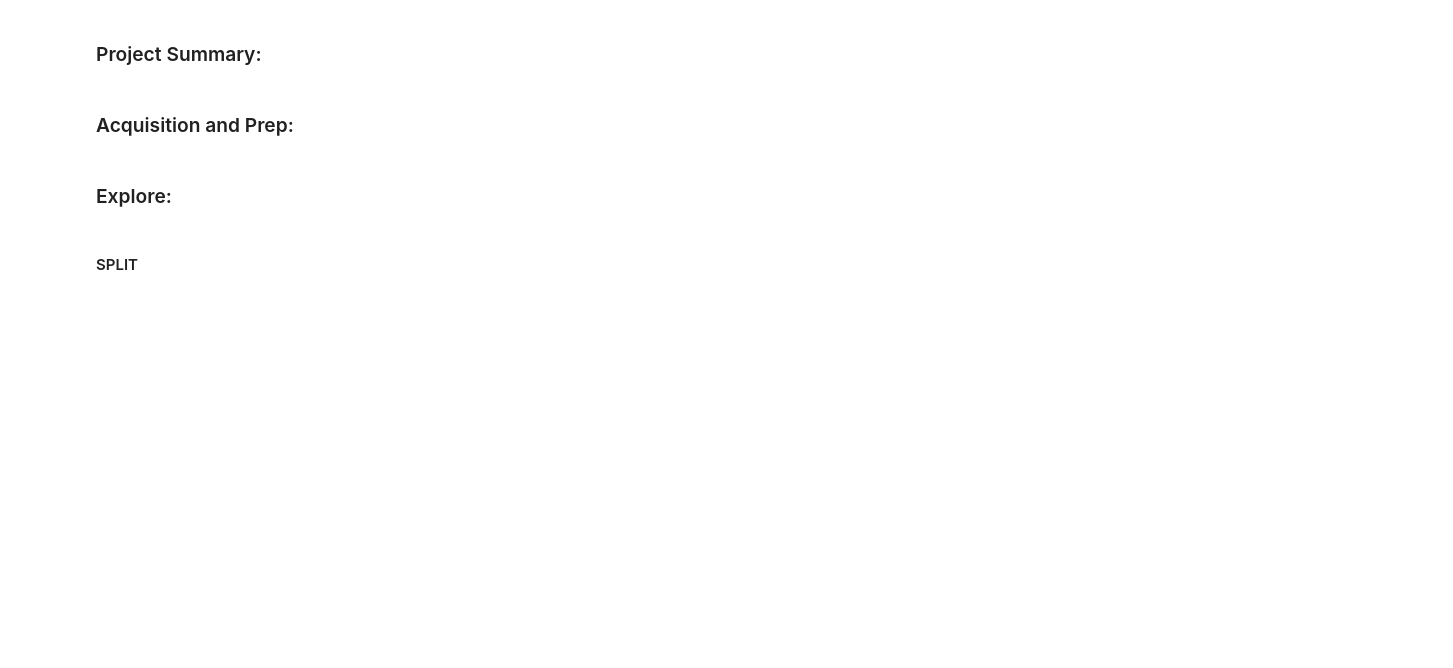
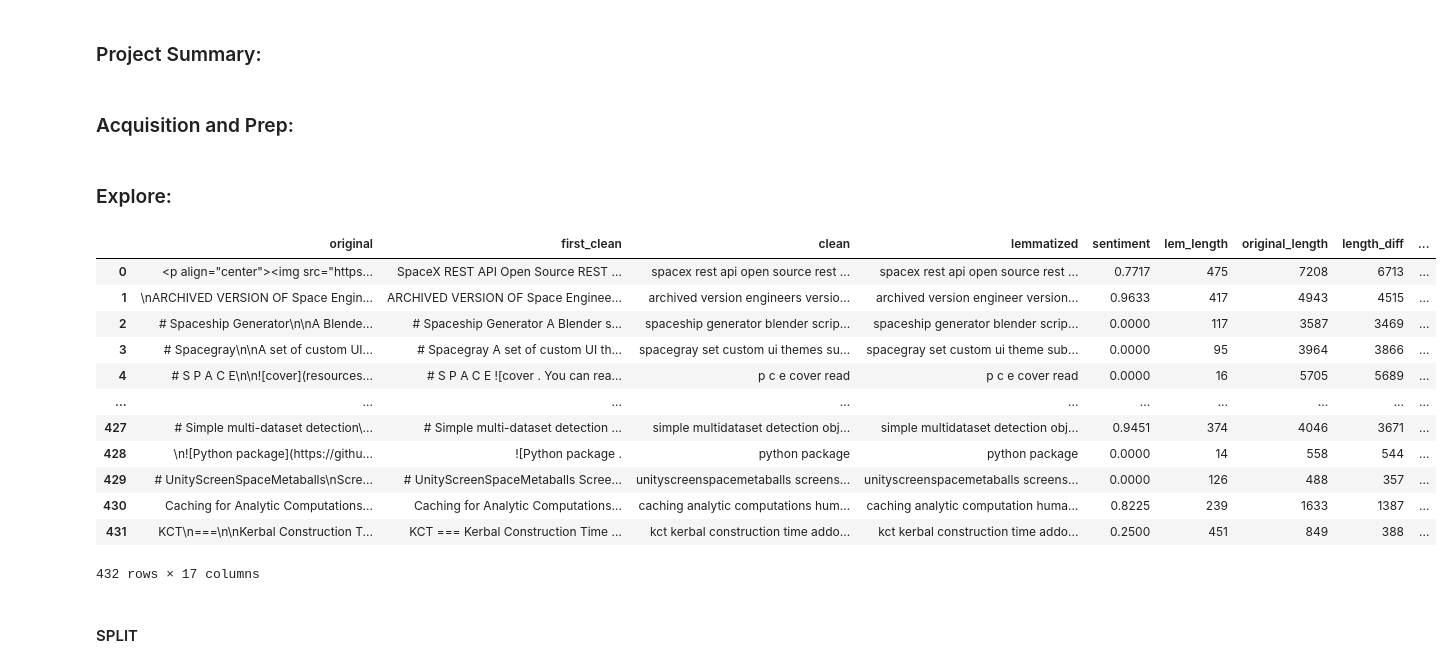
Before and after one commit to Codeup-Mirzakhani-Group1-NLP-Project/Codeup-Mirzakhani-GitHub-Scrape-NLP-Project, a Jupyter notebook: justin_docs/Justin_Explore_Final_Draft.ipynb, the cells around one changed output. Cells and saved outputs as stored; diff of their text form; code cells hidden in the pictures; blank space fills up the shorter version.

```diff
--- a/justin_docs/Justin_Explore_Final_Draft.ipynb
+++ b/justin_docs/Justin_Explore_Final_Draft.ipynb
@@ -80,0 +106,16 @@ df = pr.get_clean_df()
+# %%
+ex.df
+# %% [output]
+|  | original | first_clean | clean | lemmatized | sentiment | lem_length | original_length | length_diff | ... |
+| 0 | <p align="center"><img src="https... | SpaceX REST API Open Source REST ... | spacex rest api open source rest ... | spacex rest api open source rest ... | 0.7717 | 475 | 7208 | 6713 | ... |
+| 1 | \nARCHIVED VERSION OF Space Engin... | ARCHIVED VERSION OF Space Enginee... | archived version engineers versio... | archived version engineer version... | 0.9633 | 417 | 4943 | 4515 | ... |
+| 2 | # Spaceship Generator\n\nA Blende... | # Spaceship Generator A Blender s... | spaceship generator blender scrip... | spaceship generator blender scrip... | 0.0000 | 117 | 3587 | 3469 | ... |
+| 3 | # Spacegray\n\nA set of custom UI... | # Spacegray A set of custom UI th... | spacegray set custom ui themes su... | spacegray set custom ui theme sub... | 0.0000 | 95 | 3964 | 3866 | ... |
+| 4 | # S P A C E\n\n![cover](resources... | # S P A C E ![cover . You can rea... | p c e cover read | p c e cover read | 0.0000 | 16 | 5705 | 5689 | ... |
+| ... | ... | ... | ... | ... | ... | ... | ... | ... | ... |
+| 427 | # Simple multi-dataset detection\... | # Simple multi-dataset detection ... | simple multidataset detection obj... | simple multidataset detection obj... | 0.9451 | 374 | 4046 | 3671 | ... |
+| 428 | \n![Python package](https://githu... | ![Python package . | python package | python package | 0.0000 | 14 | 558 | 544 | ... |
+| 429 | # UnityScreenSpaceMetaballs\nScre... | # UnityScreenSpaceMetaballs Scree... | unityscreenspacemetaballs screens... | unityscreenspacemetaballs screens... | 0.0000 | 126 | 488 | 357 | ... |
+| 430 | Caching for Analytic Computations... | Caching for Analytic Computations... | caching analytic computations hum... | caching analytic computation huma... | 0.8225 | 239 | 1633 | 1387 | ... |
+| 431 | KCT\n===\n\nKerbal Construction T... | KCT === Kerbal Construction Time ... | kct kerbal construction time addo... | kct kerbal construction time addo... | 0.2500 | 451 | 849 | 388 | ... |
+432 rows × 17 columns
```
Also changed, not shown: parts of 28 cells of this notebook.
